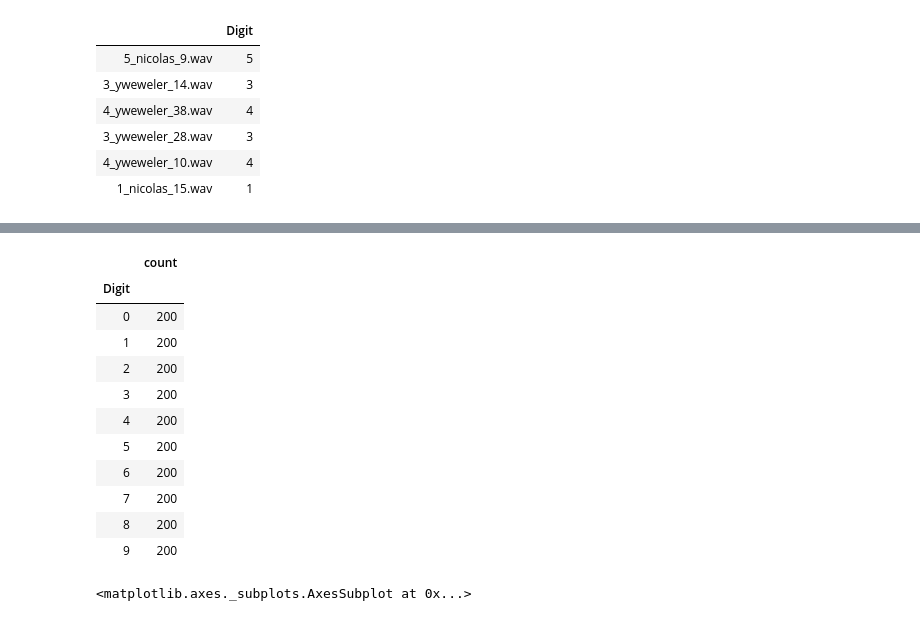
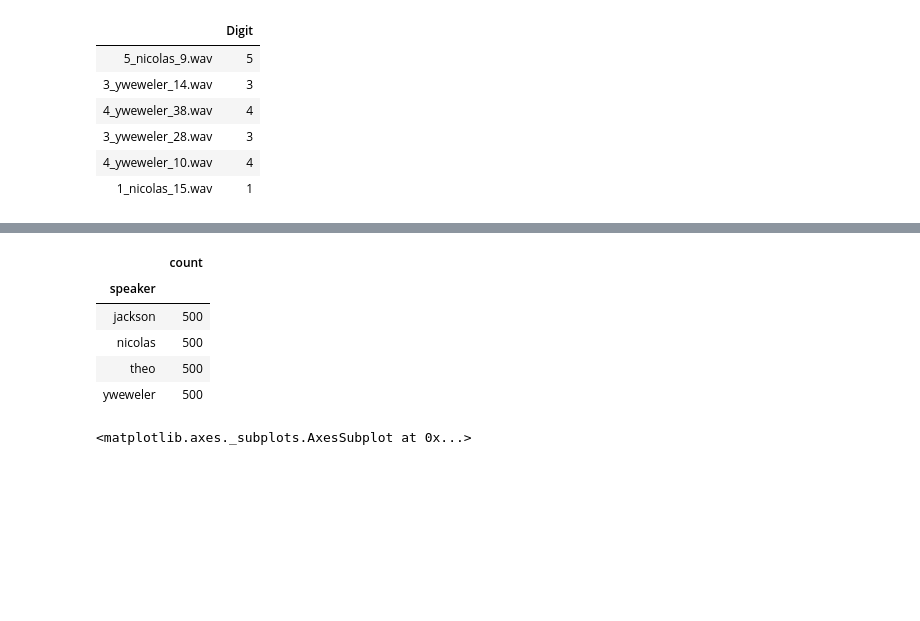
Before and after one commit to srachana15/DSPLab-project, a Jupyter notebook: Code/Speech Recognition System.ipynb, the cells around one changed output, grey strips where cells are left out. Drawn from its saved outputs; the diff is of its cells as text; code cells hidden in the pictures; blank space fills up the shorter version.

```diff
--- a/Code/Speech Recognition System.ipynb
+++ b/Code/Speech Recognition System.ipynb
@@ -130,19 +132,20 @@ df.head(6)
 #Finding the number of recordings for each digit
 classes = pd.DataFrame(df.groupby('Digit').count())
 classes.rename(columns = {'length (sec)': 'count'})
+classes.drop('speaker',axis=1,inplace = True)
-# %% [output]
-|  | count |
-| Digit |  |
-| 0 | 200 |
-| 1 | 200 |
-| 2 | 200 |
-| 3 | 200 |
-| 4 | 200 |
-| 5 | 200 |
-| 6 | 200 |
-| 7 | 200 |
-| 8 | 200 |
-| 9 | 200 |
+# %%
+#Finding the number of speakers
+classes1 = pd.DataFrame(df.groupby('speaker').count())
+classes1.drop('Digit',axis=1,inplace = True)
+classes1
+classes1.rename(columns = {'length (sec)': 'count'})
+# %% [output]
+|  | count |
+| speaker |  |
+| jackson | 500 |
+| nicolas | 500 |
+| theo | 500 |
+| yweweler | 500 |
 # %%
 #Duration of the recordings
 
```
Also changed, not shown: parts of 14 cells of this notebook.
